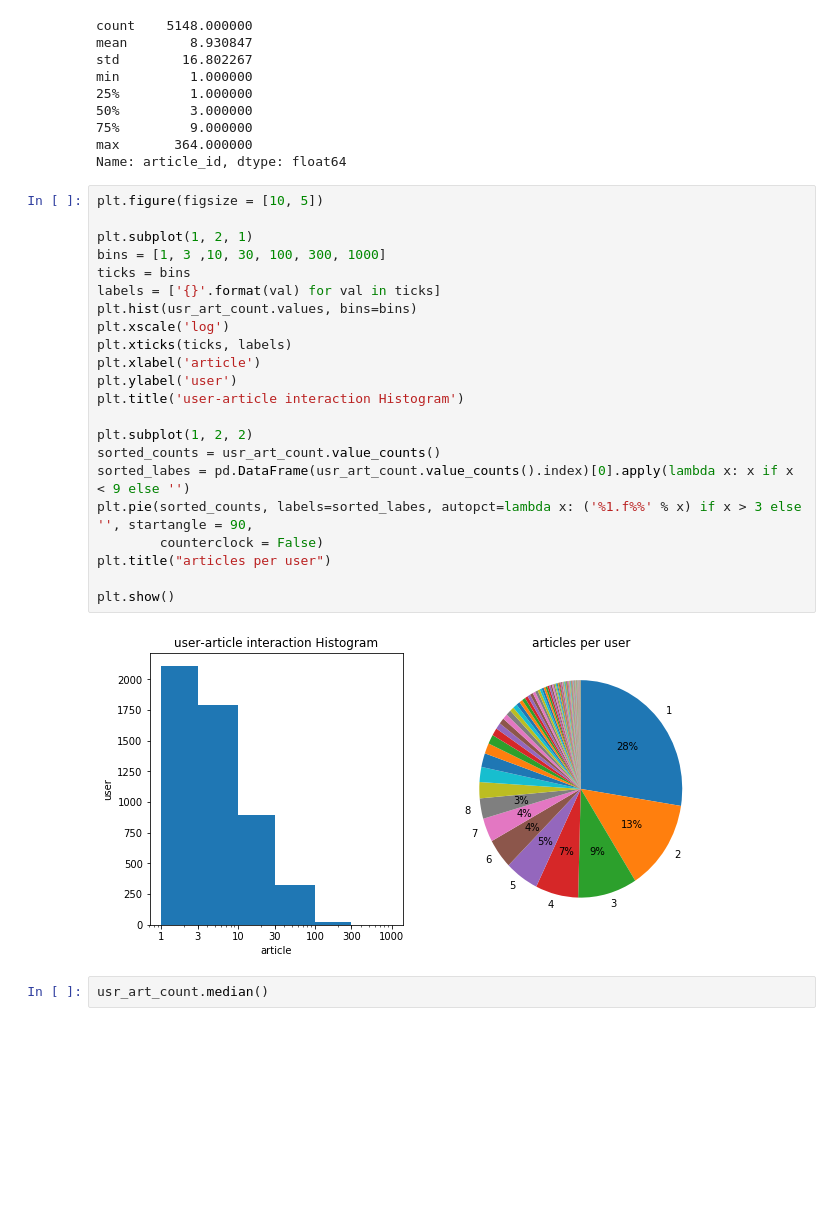
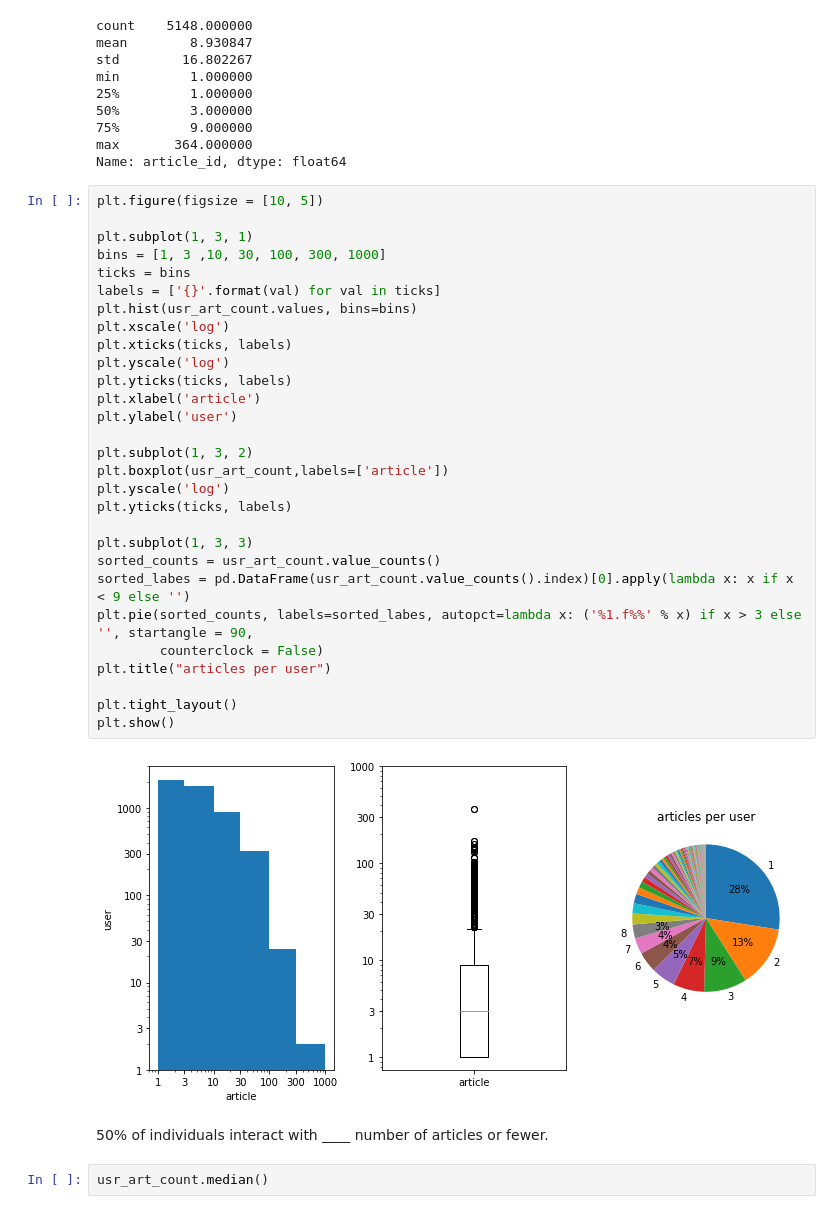
Before and after one commit to dragon7-fc/DSND-Recommendations_with_IBM, a Jupyter notebook: Recommendations_with_IBM.ipynb, the cells around one changed output. Drawn from its saved outputs; the diff is of its cells as text; blank space fills up the shorter version.

Commit message:
feat add Boxplot for Part I and update Part V

```diff
--- a/Recommendations_with_IBM.ipynb
+++ b/Recommendations_with_IBM.ipynb
@@ -82,27 +82,36 @@ Name: article_id, dtype: float64
 # %%
 plt.figure(figsize = [10, 5])
 
-plt.subplot(1, 2, 1)
+plt.subplot(1, 3, 1)
 bins = [1, 3 ,10, 30, 100, 300, 1000]
 ticks = bins
 labels = ['{}'.format(val) for val in ticks]
 plt.hist(usr_art_count.values, bins=bins)
 plt.xscale('log')
 plt.xticks(ticks, labels)
+plt.yscale('log')
+plt.yticks(ticks, labels)
 plt.xlabel('article')
 plt.ylabel('user')
-plt.title('user-article interaction Histogram')
 
-plt.subplot(1, 2, 2)
+plt.subplot(1, 3, 2)
+plt.boxplot(usr_art_count,labels=['article'])
+plt.yscale('log')
+plt.yticks(ticks, labels)
+
+plt.subplot(1, 3, 3)
 sorted_counts = usr_art_count.value_counts()
 sorted_labes = pd.DataFrame(usr_art_count.value_counts().index)[0].apply(lambda x: x if x < 9 else '')
 plt.pie(sorted_counts, labels=sorted_labes, autopct=lambda x: ('%1.f%%' % x) if x > 3 else '', startangle = 90,
         counterclock = False)
 plt.title("articles per user")
 
+plt.tight_layout()
 plt.show()
 # %% [output]
-[figure, old version]
+[figure, new version]
+# %% [markdown]
+50% of individuals interact with ____ number of articles or fewer.
 # %%
 usr_art_count.median()
 # %% [output]
```
Also changed, not shown: parts of 18 cells of this notebook.
